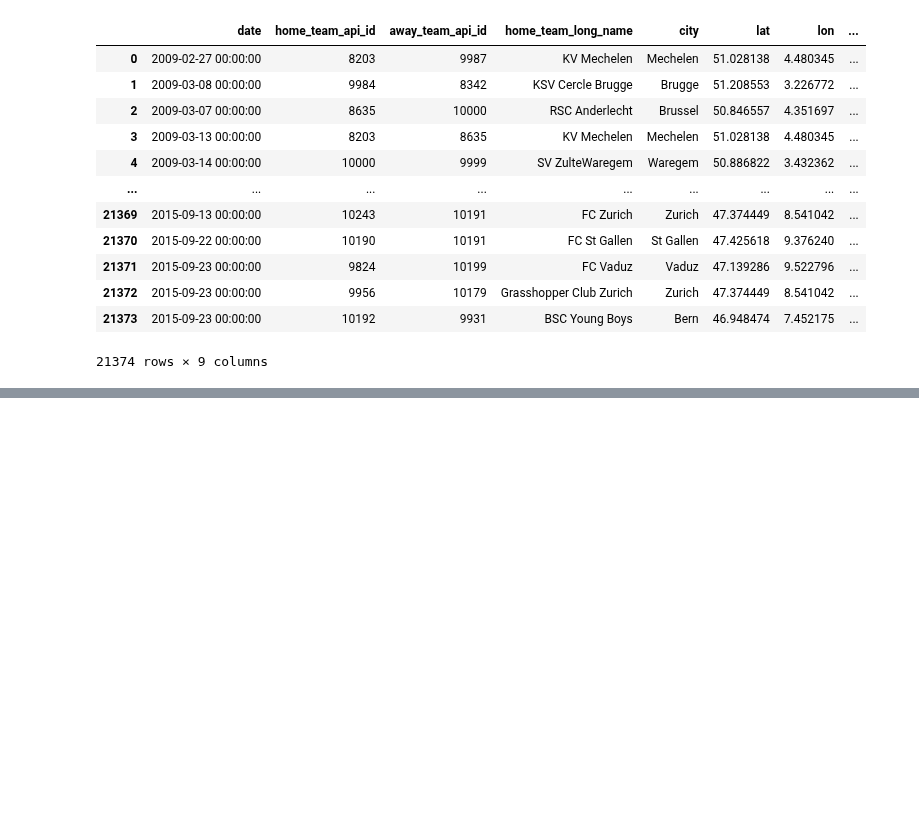
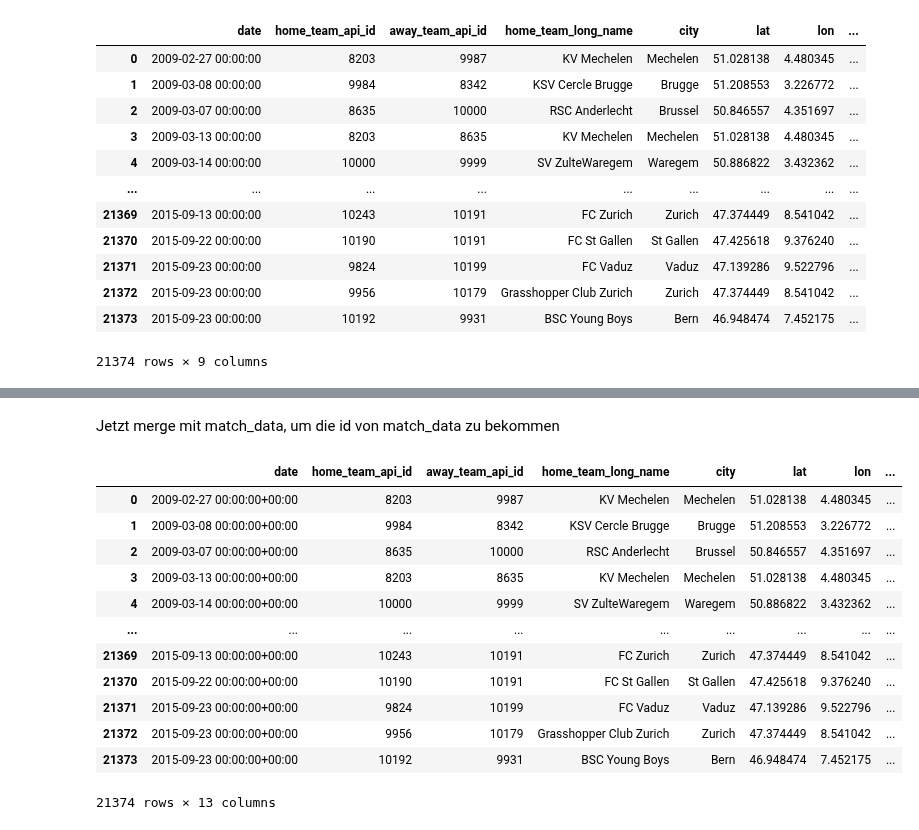
Before and after one commit to leolabla/MetaLabelingSportsPrediction, a Jupyter notebook: New Features.ipynb, the cells around one changed output, grey strips where cells are left out. Drawn from its saved outputs; the diff is of its cells as text; code cells hidden in the pictures; blank space fills up the shorter version.

Commit message:
Made one final df with all external data and match_api_id

```diff
--- a/New Features.ipynb
+++ b/New Features.ipynb
@@ -1456,0 +1507,2 @@ match_data_moon_phase.to_parquet("data/match_data_moon_phase.parquet")
+# %%
+external_data = (moonphases.merge(weather, on=["date", "home_team_api_id", "away_team_api_id"], how="inner").merge(game_pause, on=["date", "home_team_api_id", "away_team_api_id"], how="inner"))
@@ -1456,0 +1519,2 @@ match_data_moon_phase.to_parquet("data/match_data_moon_phase.parquet")
+# %%
+external_data_short = external_data[["date", "home_team_api_id", "away_team_api_id", "home_team_long_name", "city", "lat", "lon", "moon_phase_num", "phase_cat", "weather_code", "rain_sum", "days_since_last_home"]]
@@ -1456,0 +1529,23 @@ match_data_moon_phase.to_parquet("data/match_data_moon_phase.parquet")
+# %% [markdown]
+Jetzt merge mit match_data, um die id von match_data zu bekommen
+# %%
+match_data_for_merge = match_data[["id", "date", "home_team_api_id", "away_team_api_id"]]
+match_data_for_merge["date"] = pd.to_datetime(match_data_for_merge["date"], utc=True)
+# %%
+final_external_data_df = external_data_short.merge(match_data_for_merge, on=["date", "home_team_api_id", "away_team_api_id"], how = "inner")
+# %%
+final_external_data_df
+# %% [output]
+|  | date | home_team_api_id | away_team_api_id | home_team_long_name | city | lat | lon | ... |
+| 0 | 2009-02-27 00:00:00+00:00 | 8203 | 9987 | KV Mechelen | Mechelen | 51.028138 | 4.480345 | ... |
+| 1 | 2009-03-08 00:00:00+00:00 | 9984 | 8342 | KSV Cercle Brugge | Brugge | 51.208553 | 3.226772 | ... |
+| 2 | 2009-03-07 00:00:00+00:00 | 8635 | 10000 | RSC Anderlecht | Brussel | 50.846557 | 4.351697 | ... |
+| 3 | 2009-03-13 00:00:00+00:00 | 8203 | 8635 | KV Mechelen | Mechelen | 51.028138 | 4.480345 | ... |
+| 4 | 2009-03-14 00:00:00+00:00 | 10000 | 9999 | SV ZulteWaregem | Waregem | 50.886822 | 3.432362 | ... |
+| ... | ... | ... | ... | ... | ... | ... | ... | ... |
+| 21369 | 2015-09-13 00:00:00+00:00 | 10243 | 10191 | FC Zurich | Zurich | 47.374449 | 8.541042 | ... |
+| 21370 | 2015-09-22 00:00:00+00:00 | 10190 | 10191 | FC St Gallen | St Gallen | 47.425618 | 9.376240 | ... |
+| 21371 | 2015-09-23 00:00:00+00:00 | 9824 | 10199 | FC Vaduz | Vaduz | 47.139286 | 9.522796 | ... |
+| 21372 | 2015-09-23 00:00:00+00:00 | 9956 | 10179 | Grasshopper Club Zurich | Zurich | 47.374449 | 8.541042 | ... |
+| 21373 | 2015-09-23 00:00:00+00:00 | 10192 | 9931 | BSC Young Boys | Bern | 46.948474 | 7.452175 | ... |
+21374 rows × 13 columns
```
Also changed, not shown: parts of 15 cells of this notebook.
